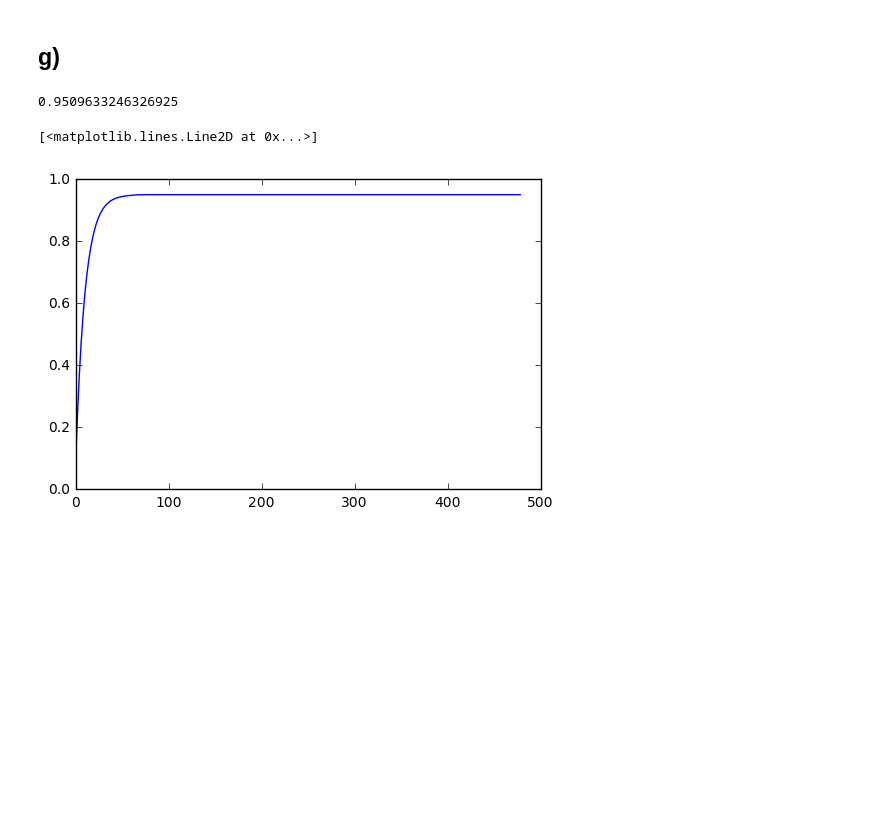
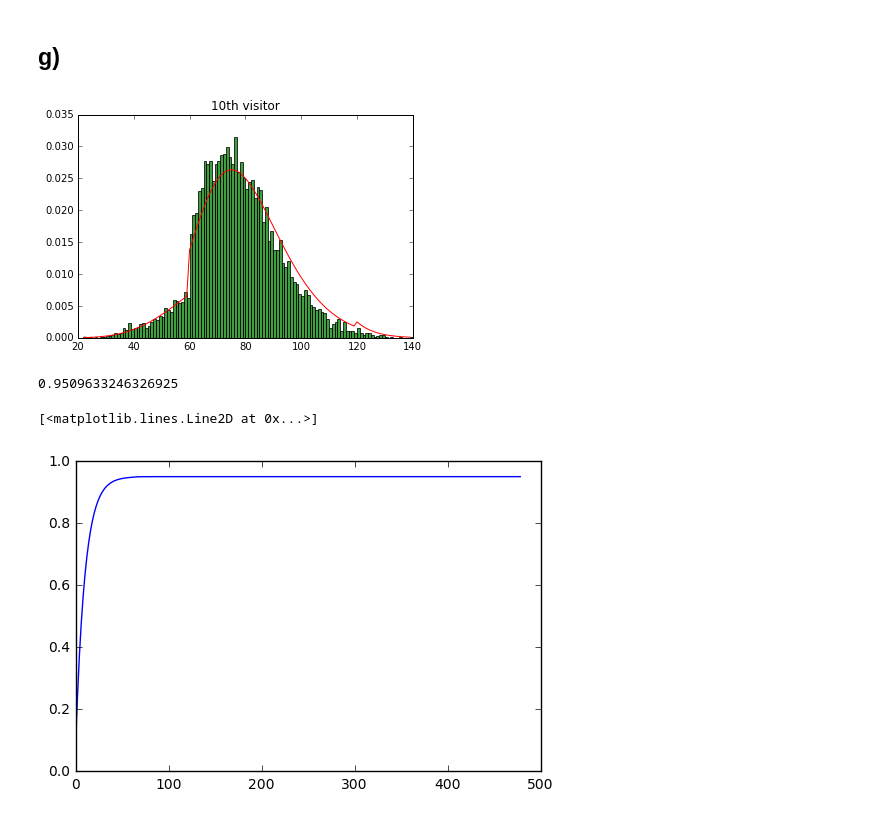
Before and after one commit to jj1993/Applied-mechanism-design-and-big-data, a Jupyter notebook: Poission.ipynb, the cells around one changed output. Cells and saved outputs as stored; diff of their text form; code cells hidden in the pictures; blank space fills up the shorter version.

```diff
--- a/Poission.ipynb
+++ b/Poission.ipynb
@@ -342,6 +342,51 @@ def pdf_formula(goal_value):
 
     # For is the goalvalue is never reached
     return False
+# %%
+def random_number3(t0):
+    r = random.random()
+    integral = 0
+    for minute in range(t0,60*len(pt)):
+        integral += get_rate(minute)
+        if integral>=r:
+            return minute
+
+def random_number4(t0):
+    r = random.random()
+    for minute in range(t0,60*len(pt)):
+        if get_rate(minute) >= random.random():
+
+
+cur_time = 0
+arrivals = []
+# while cur_time != None and cur_time < 60*len(pt):
+#     cur_time = random_number3(cur_time)
+#     arrivals.append(cur_time)
+
+tens = []
+for i in range(10000):
+    ct=0
+    arr2 = []
+    while ct != None and ct < 60 * len(pt):
+        ct = random_number4(ct)
+        arr2.append(ct)
+    if len(arr2) >=10:
+        tens.append(arr2[10])
+
+bin_count = max(tens) - min(tens)
+n, bins, patches = plt.hist(tens, bin_count, normed=True, facecolor='green', alpha=0.75)
+
+real_results = []
+for minute in range(min(tens), max(tens)):
+    result = nth_visitor_arrival(10, 0, minute)
+    real_results.append(result)
+
+x = range(min(tens), max(tens))
+plt.plot(x, real_results, c='red')
+plt.title('{}th visitor'.format(nth_visitor))
+plt.show()
+# %% [output]
+[figure, added]
 # %%
 #thing
 integral = 0
```
Also changed, not shown: parts of 8 cells of this notebook.
